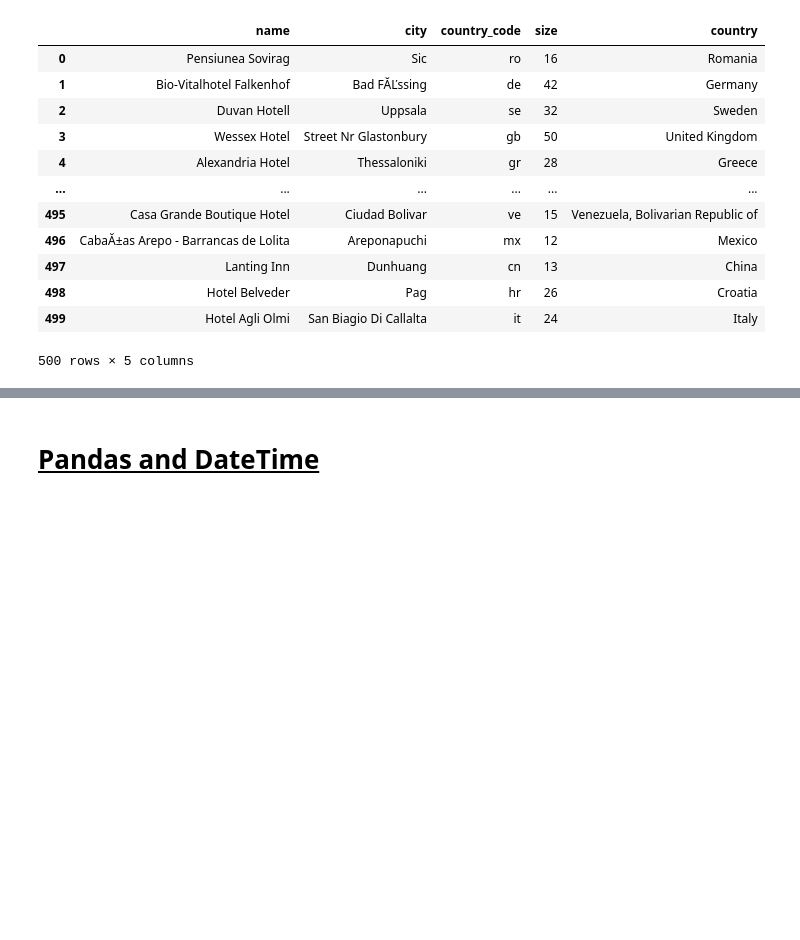
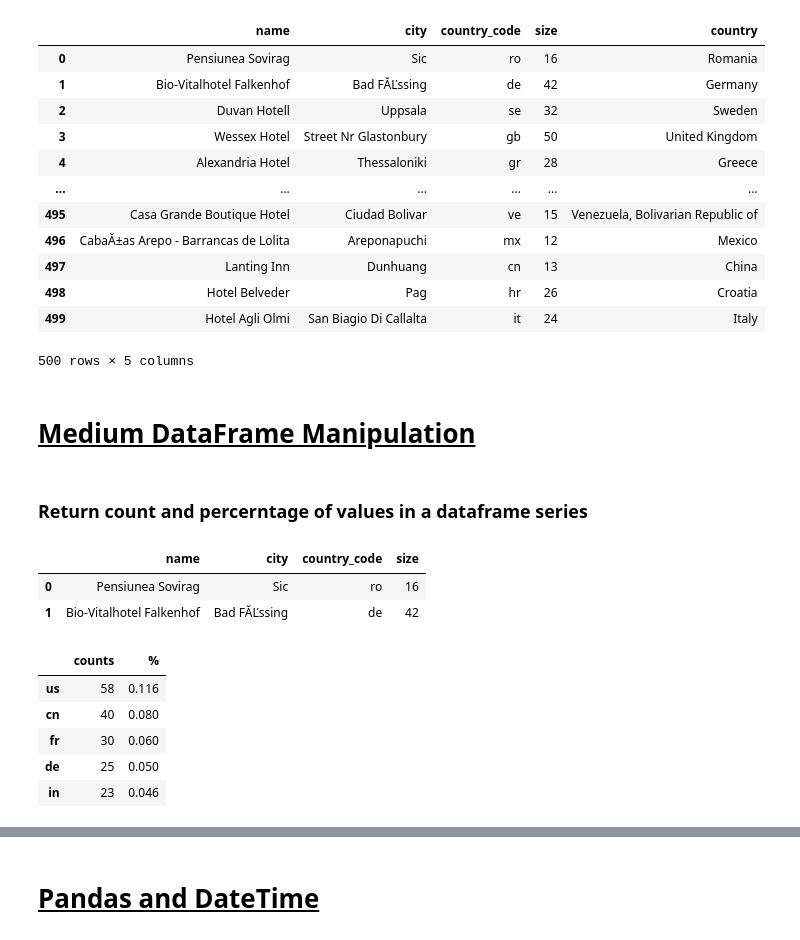
Before and after one commit to n-amr/cheat_sheets, a Jupyter notebook: cheatsheet_data_cleaning.ipynb, the cells around one changed output, grey strips where cells are left out. Drawn from its saved outputs; the diff is of its cells as text; code cells hidden in the pictures; blank space fills up the shorter version.

```diff
--- a/cheatsheet_data_cleaning.ipynb
+++ b/cheatsheet_data_cleaning.ipynb
@@ -158,3 +159,30 @@ accomodation
 | 498 | Hotel Belveder | Pag | hr | 26 | Croatia |
 | 499 | Hotel Agli Olmi | San Biagio Di Callalta | it | 24 | Italy |
 500 rows × 5 columns
+# %% [markdown]
+# <u> Medium DataFrame Manipulation </u>
+# %% [markdown]
+### Return count and percerntage of values in a dataframe series
+# %%
+df = pd.read_csv("accomodation.csv")
+# %%
+df.head(2)
+# %% [output]
+|  | name | city | country_code | size |
+| 0 | Pensiunea Sovirag | Sic | ro | 16 |
+| 1 | Bio-Vitalhotel Falkenhof | Bad FĂĽssing | de | 42 |
+# %%
+# let's see how we can return the count for each country code as well as the % it represents in a new DF
+count_country = df["country_code"].value_counts(dropna=False)
+percentage_country = df["country_code"].value_counts(dropna=False, normalize=True)
+country = pd.concat([count_country,percentage_country], \
+                    axis=1, \
+                    keys=['counts', '%']).sort_values(by ="counts", ascending= False)
+country.head(5)
+# %% [output]
+|  | counts | % |
+| us | 58 | 0.116 |
+| cn | 40 | 0.080 |
+| fr | 30 | 0.060 |
+| de | 25 | 0.050 |
+| in | 23 | 0.046 |
```
Also changed, not shown: parts of 8 cells of this notebook.
